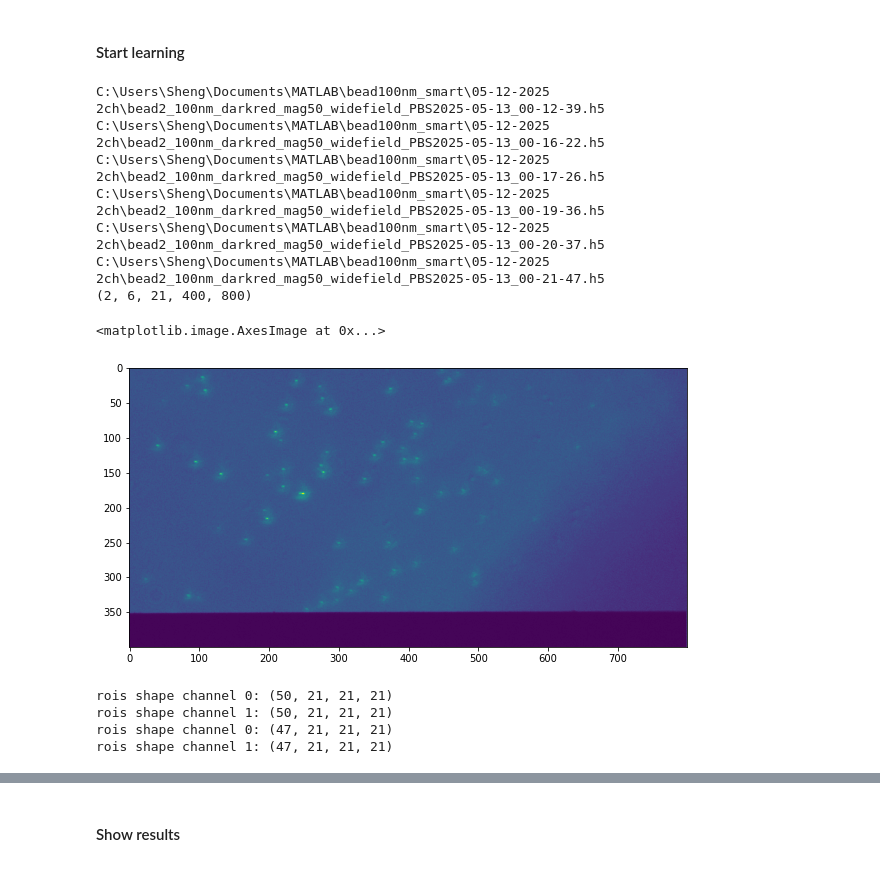
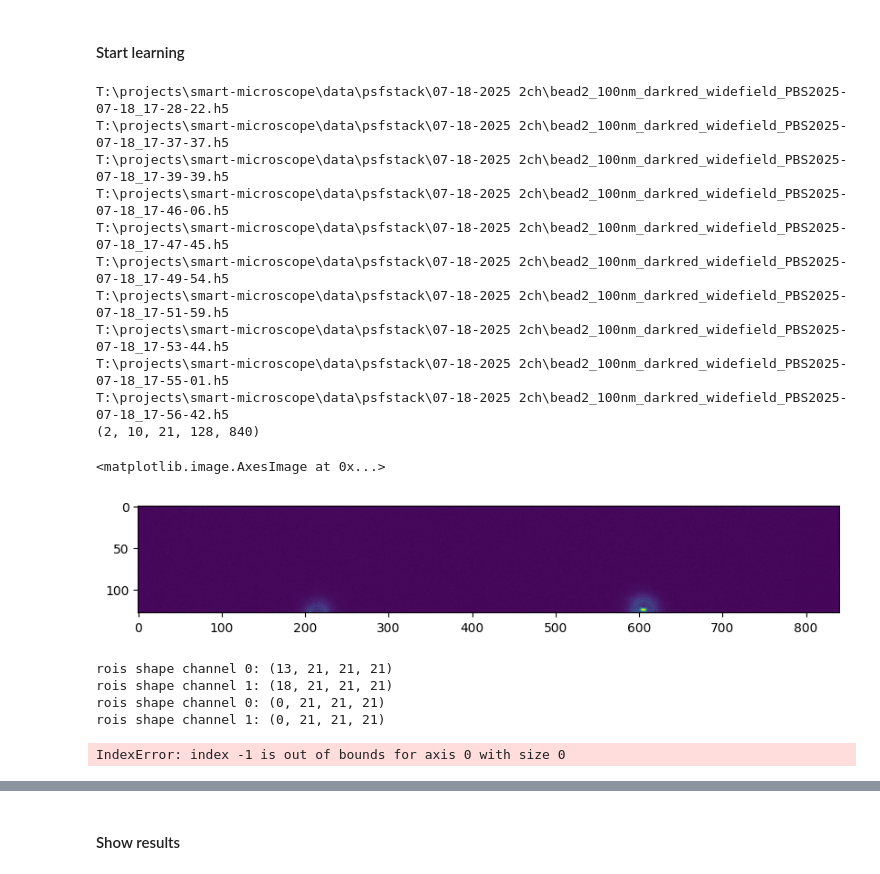
Before and after one commit to ries-lab/uiPSF, a Jupyter notebook: dev_fig/demo_beadPSF_2ch_smart.ipynb, the cells around one changed output, grey strips where cells are left out. Cells and saved outputs as stored; diff of their text form; code cells hidden in the pictures.

```diff
--- a/dev_fig/demo_beadPSF_2ch_smart.ipynb
+++ b/dev_fig/demo_beadPSF_2ch_smart.ipynb
@@ -34,8 +34,8 @@ L.param = io.param.combine('config_base',psftype='zernike',channeltype='2ch',sys
 # %% [markdown]
 #### Edit user defined parameters
 # %%
-L.param.datapath = r'C:\Users\Sheng\Documents\MATLAB\bead100nm_smart\05-12-2025 2ch/'
-L.param.keyword = 'bead2_100nm_darkred_mag50_widefield_PBS' # keyword for your data file
+L.param.datapath = r'T:\projects\smart-microscope\data\psfstack\07-18-2025 2ch/'
+L.param.keyword = 'bead2_100nm_darkred_widefield_PBS2025' # keyword for your data file
 L.param.savename = L.param.datapath+'result/' + L.param.keyword
 L.param.subfolder = '' # keyword for subfolder name if each data file is saved in a individual folder, set to '' if no subfolder
 L.param.gain = 0.44
@@ -53,32 +53,37 @@ L.param.varname = 'Main/data'
 # %%
 images = L.load_data()
 # %% [output]
-C:\Users\Sheng\Documents\MATLAB\bead100nm_smart\05-12-2025 2ch\bead2_100nm_darkred_mag50_widefield_PBS2025-05-13_00-12-39.h5
-C:\Users\Sheng\Documents\MATLAB\bead100nm_smart\05-12-2025 2ch\bead2_100nm_darkred_mag50_widefield_PBS2025-05-13_00-16-22.h5
-C:\Users\Sheng\Documents\MATLAB\bead100nm_smart\05-12-2025 2ch\bead2_100nm_darkred_mag50_widefield_PBS2025-05-13_00-17-26.h5
-C:\Users\Sheng\Documents\MATLAB\bead100nm_smart\05-12-2025 2ch\bead2_100nm_darkred_mag50_widefield_PBS2025-05-13_00-19-36.h5
-C:\Users\Sheng\Documents\MATLAB\bead100nm_smart\05-12-2025 2ch\bead2_100nm_darkred_mag50_widefield_PBS2025-05-13_00-20-37.h5
-C:\Users\Sheng\Documents\MATLAB\bead100nm_smart\05-12-2025 2ch\bead2_100nm_darkred_mag50_widefield_PBS2025-05-13_00-21-47.h5
-(2, 6, 21, 400, 800)
+T:\projects\smart-microscope\data\psfstack\07-18-2025 2ch\bead2_100nm_darkred_widefield_PBS2025-07-18_17-28-22.h5
+T:\projects\smart-microscope\data\psfstack\07-18-2025 2ch\bead2_100nm_darkred_widefield_PBS2025-07-18_17-37-37.h5
+T:\projects\smart-microscope\data\psfstack\07-18-2025 2ch\bead2_100nm_darkred_widefield_PBS2025-07-18_17-39-39.h5
+T:\projects\smart-microscope\data\psfstack\07-18-2025 2ch\bead2_100nm_darkred_widefield_PBS2025-07-18_17-46-06.h5
+T:\projects\smart-microscope\data\psfstack\07-18-2025 2ch\bead2_100nm_darkred_widefield_PBS2025-07-18_17-47-45.h5
+T:\projects\smart-microscope\data\psfstack\07-18-2025 2ch\bead2_100nm_darkred_widefield_PBS2025-07-18_17-49-54.h5
+T:\projects\smart-microscope\data\psfstack\07-18-2025 2ch\bead2_100nm_darkred_widefield_PBS2025-07-18_17-51-59.h5
+T:\projects\smart-microscope\data\psfstack\07-18-2025 2ch\bead2_100nm_darkred_widefield_PBS2025-07-18_17-53-44.h5
+T:\projects\smart-microscope\data\psfstack\07-18-2025 2ch\bead2_100nm_darkred_widefield_PBS2025-07-18_17-55-01.h5
+T:\projects\smart-microscope\data\psfstack\07-18-2025 2ch\bead2_100nm_darkred_widefield_PBS2025-07-18_17-56-42.h5
+(2, 10, 21, 128, 840)
 # %%
 plt.figure(figsize=(10, 10))
-plt.imshow(images[0][1][0])
+plt.imshow(images[0][4][0])
 # %% [output]
 <matplotlib.image.AxesImage at 0x...>
-[figure, old version]
+[figure, new version]
 # %%
 L.getpsfclass()
 L.param.roi.roi_size = [21,21]
 L.param.roi.peak_height = 0.2
-L.param.FOV.y_center = 150
-L.param.FOV.x_center = 200
-L.param.FOV.radius = 200
+L.param.FOV.y_center = 75
+L.param.FOV.x_center = 420
+L.param.FOV.radius = 800
 dataobj = L.prep_data(images)
 # %% [output]
-rois shape channel 0: (50, 21, 21, 21)
-rois shape channel 1: (50, 21, 21, 21)
-rois shape channel 0: (47, 21, 21, 21)
-rois shape channel 1: (47, 21, 21, 21)
+rois shape channel 0: (13, 21, 21, 21)
+rois shape channel 1: (18, 21, 21, 21)
+rois shape channel 0: (0, 21, 21, 21)
+rois shape channel 1: (0, 21, 21, 21)
+IndexError: index -1 is out of bounds for axis 0 with size 0
 # %%
 #images = L.load_data()
 #L.getpsfclass()
```
Also changed, not shown: parts of 8 cells of this notebook, 3 other files.
